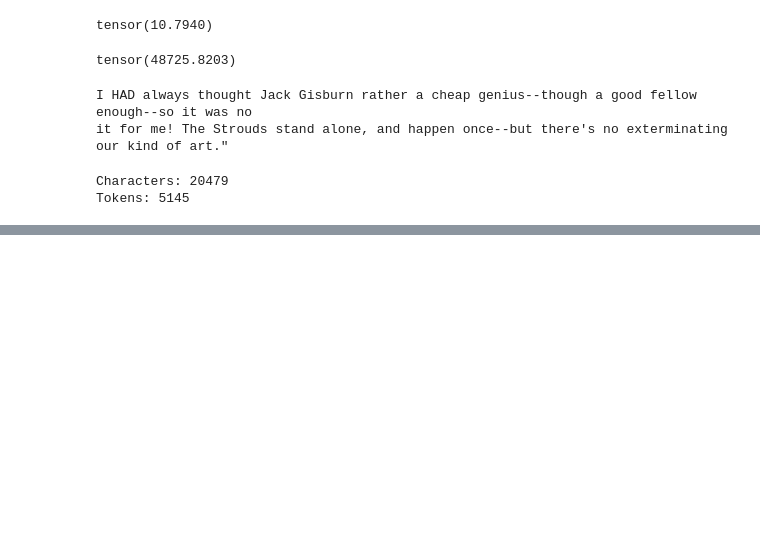
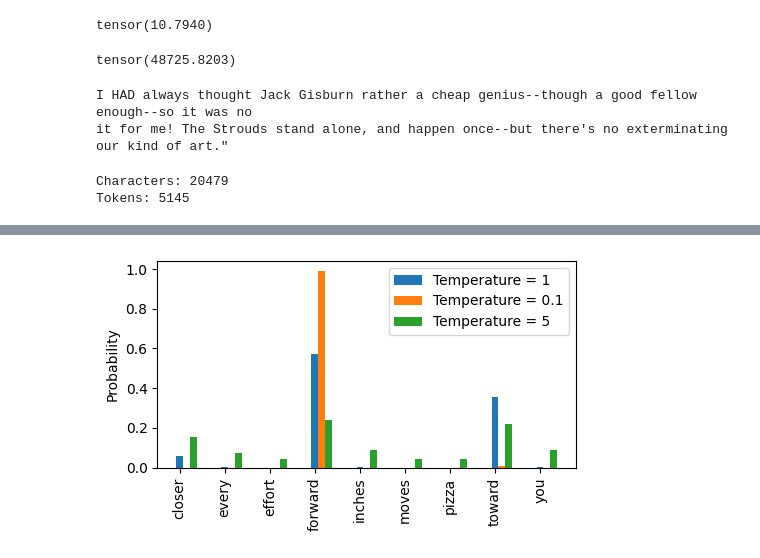
Before and after one commit to anupsharma555/language-models-psychiatry, a Jupyter notebook: pretraining_unlabeled_data.ipynb, the cells around one changed output, grey strips where cells are left out. Drawn from its saved outputs; the diff is of its cells as text; code cells hidden in the pictures; blank space fills up the shorter version.

```diff
--- a/pretraining_unlabeled_data.ipynb
+++ b/pretraining_unlabeled_data.ipynb
@@ -342,0 +710,29 @@ Tokens: 5145
+# %%
+def softmax_with_temperature(logits, temperature):
+    scaled_logits = logits / temperature
+    return torch.softmax(scaled_logits, dim=0)
+
+# Temperature values
+temperatures = [1, 0.1, 5]  # Original, higher confidence, and lower confidence
+
+# Calculate scaled probabilities
+scaled_probas = [softmax_with_temperature(next_token_logits, T) for T in temperatures]
+# %%
+# Plotting
+x = torch.arange(len(vocab))
+bar_width = 0.15
+
+fig, ax = plt.subplots(figsize=(5, 3))
+for i, T in enumerate(temperatures):
+    rects = ax.bar(x + i * bar_width, scaled_probas[i], bar_width, label=f'Temperature = {T}')
+
+ax.set_ylabel('Probability')
+ax.set_xticks(x)
+ax.set_xticklabels(vocab.keys(), rotation=90)
+ax.legend()
+
+plt.tight_layout()
+plt.savefig("temperature-plot.pdf")
+plt.show()
+# %% [output]
+[figure, added]
```
Also changed, not shown: parts of 25 cells of this notebook.
